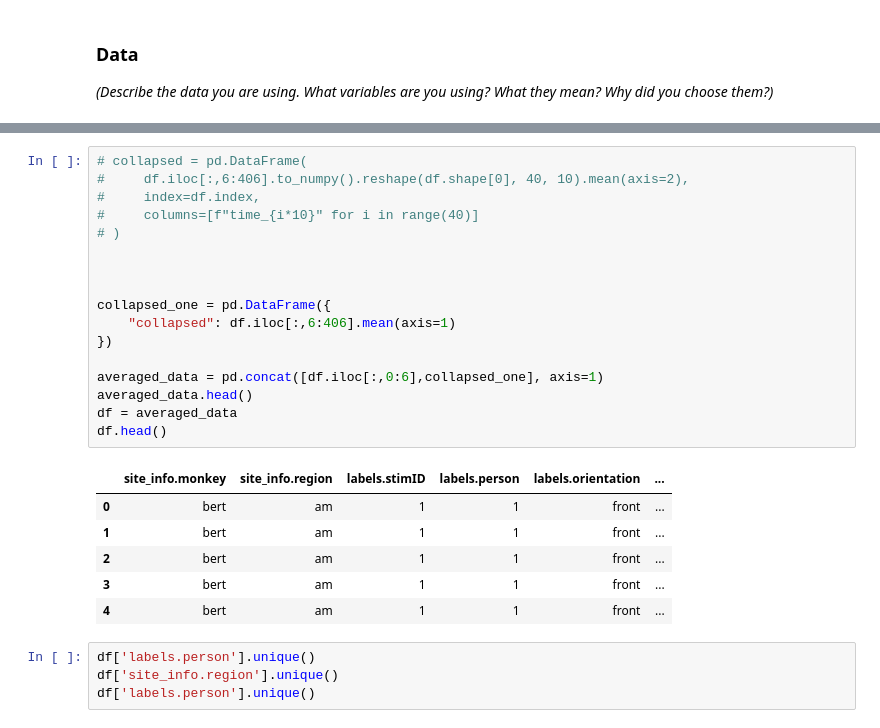
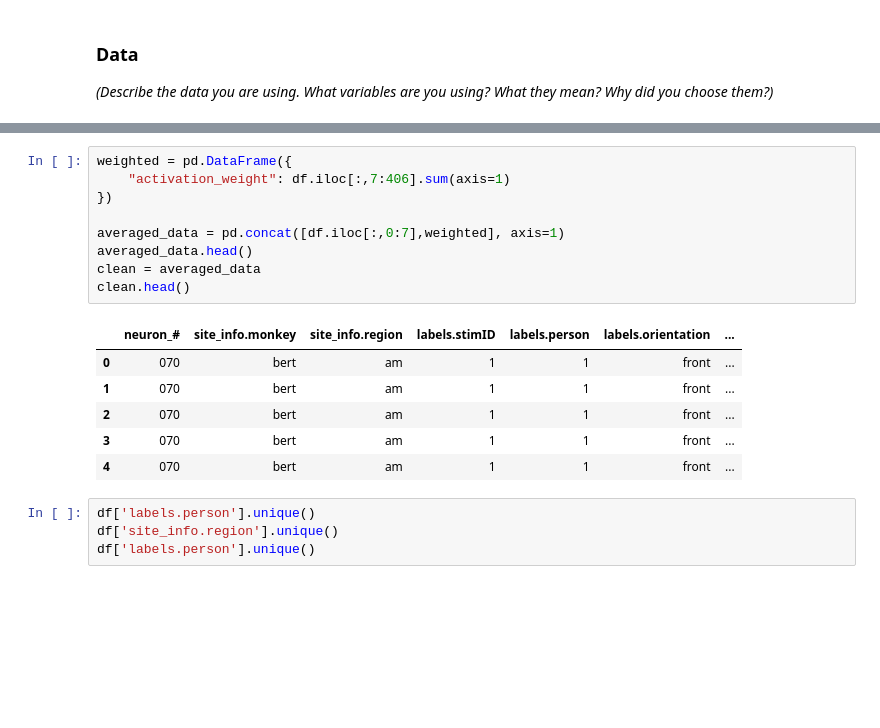
Before and after one commit to aeparisot/CMSE381Project, a Jupyter notebook: ProjectTemplate.ipynb, the cells around one changed output, grey strips where cells are left out. Saved outputs shown, nothing was run; the diff lists cells and outputs as text; blank space fills up the shorter version.

Commit message:
data might be cleaned now

```diff
--- a/ProjectTemplate.ipynb
+++ b/ProjectTemplate.ipynb
@@ -64,28 +68,20 @@ df.head()
 5 rows × 407 columns
-# %%
-# collapsed = pd.DataFrame(
-#     df.iloc[:,6:406].to_numpy().reshape(df.shape[0], 40, 10).mean(axis=2),
-#     index=df.index,
-#     columns=[f"time_{i*10}" for i in range(40)]
-# )
-
-
-
-collapsed_one = pd.DataFrame({
-    "collapsed": df.iloc[:,6:406].mean(axis=1)
-})
-
-averaged_data = pd.concat([df.iloc[:,0:6],collapsed_one], axis=1)
-averaged_data.head()
-df = averaged_data
-df.head()
-# %% [output]
-|  | site_info.monkey | site_info.region | labels.stimID | labels.person | labels.orientation | ... |
-| 0 | bert | am | 1 | 1 | front | ... |
-| 1 | bert | am | 1 | 1 | front | ... |
-| 2 | bert | am | 1 | 1 | front | ... |
-| 3 | bert | am | 1 | 1 | front | ... |
-| 4 | bert | am | 1 | 1 | front | ... |
+# %%
+weighted = pd.DataFrame({
+    "activation_weight": df.iloc[:,7:406].sum(axis=1)
+})
+
+averaged_data = pd.concat([df.iloc[:,0:7],weighted], axis=1)
+averaged_data.head()
+clean = averaged_data
+clean.head()
+# %% [output]
+|  | neuron_# | site_info.monkey | site_info.region | labels.stimID | labels.person | labels.orientation | ... |
+| 0 | 070 | bert | am | 1 | 1 | front | ... |
+| 1 | 070 | bert | am | 1 | 1 | front | ... |
+| 2 | 070 | bert | am | 1 | 1 | front | ... |
+| 3 | 070 | bert | am | 1 | 1 | front | ... |
+| 4 | 070 | bert | am | 1 | 1 | front | ... |
 # %%
 df['labels.person'].unique()
 df['site_info.region'].unique()
```
Also changed, not shown: parts of 1 cell of this notebook.
